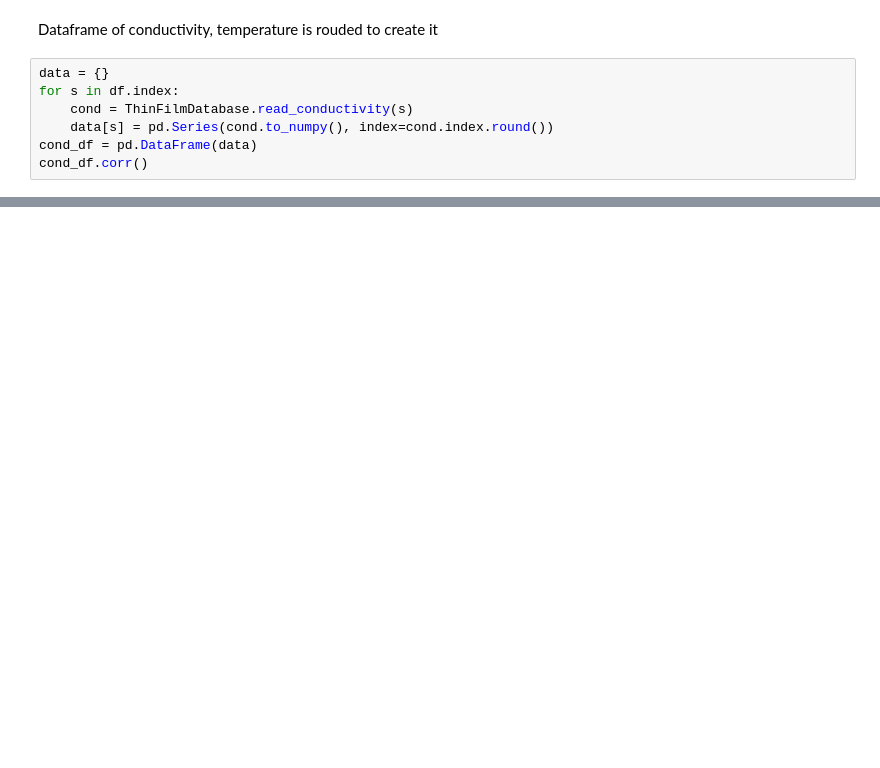
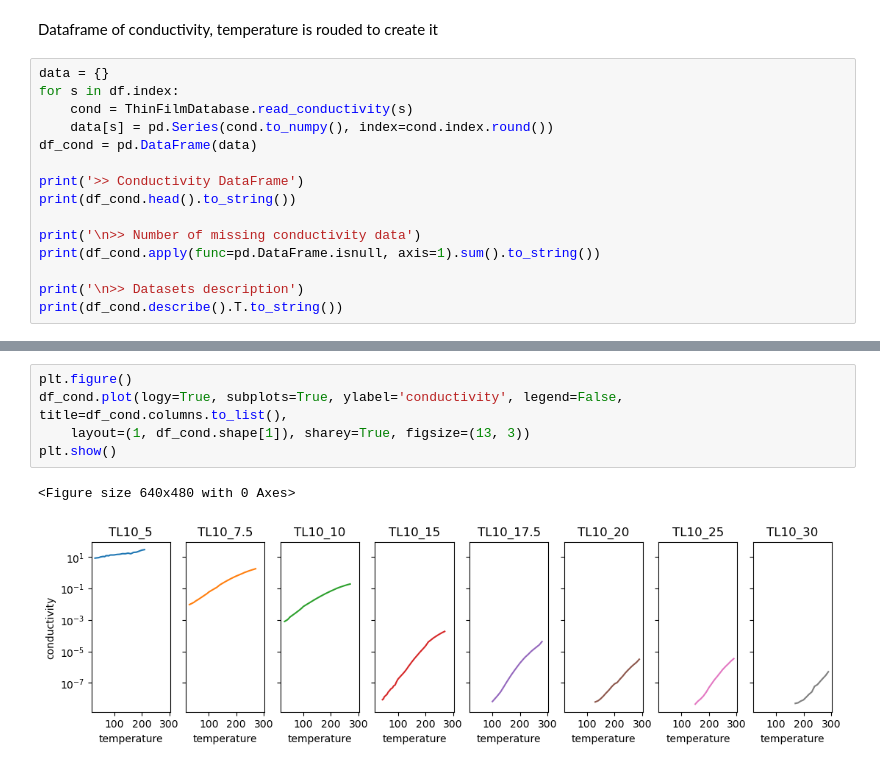
Before and after one commit to kaenkai/research-analysis-tools, a Jupyter notebook: hopping/thin_films_eda.ipynb, the cells around one changed output, grey strips where cells are left out. Drawn from its saved outputs; the diff is of its cells as text; blank space fills up the shorter version.

```diff
--- a/hopping/thin_films_eda.ipynb
+++ b/hopping/thin_films_eda.ipynb
@@ -59,5 +74,13 @@ data = {}
 for s in df.index:
     cond = ThinFilmDatabase.read_conductivity(s)
     data[s] = pd.Series(cond.to_numpy(), index=cond.index.round())
-cond_df = pd.DataFrame(data)
-cond_df.corr()
+df_cond = pd.DataFrame(data)
+
+print('>> Conductivity DataFrame')
+print(df_cond.head().to_string())
+
+print('\n>> Number of missing conductivity data')
+print(df_cond.apply(func=pd.DataFrame.isnull, axis=1).sum().to_string())
+
+print('\n>> Datasets description')
+print(df_cond.describe().T.to_string())
@@ -63,0 +105,8 @@ cond_df.corr()
+# %%
+plt.figure()
+df_cond.plot(logy=True, subplots=True, ylabel='conductivity', legend=False, title=df_cond.columns.to_list(),
+    layout=(1, df_cond.shape[1]), sharey=True, figsize=(13, 3))
+plt.show()
+# %% [output]
+<Figure size 640x480 with 0 Axes>
+[figure, added]
```
Also changed, not shown: parts of 9 cells of this notebook, 2 other files.
